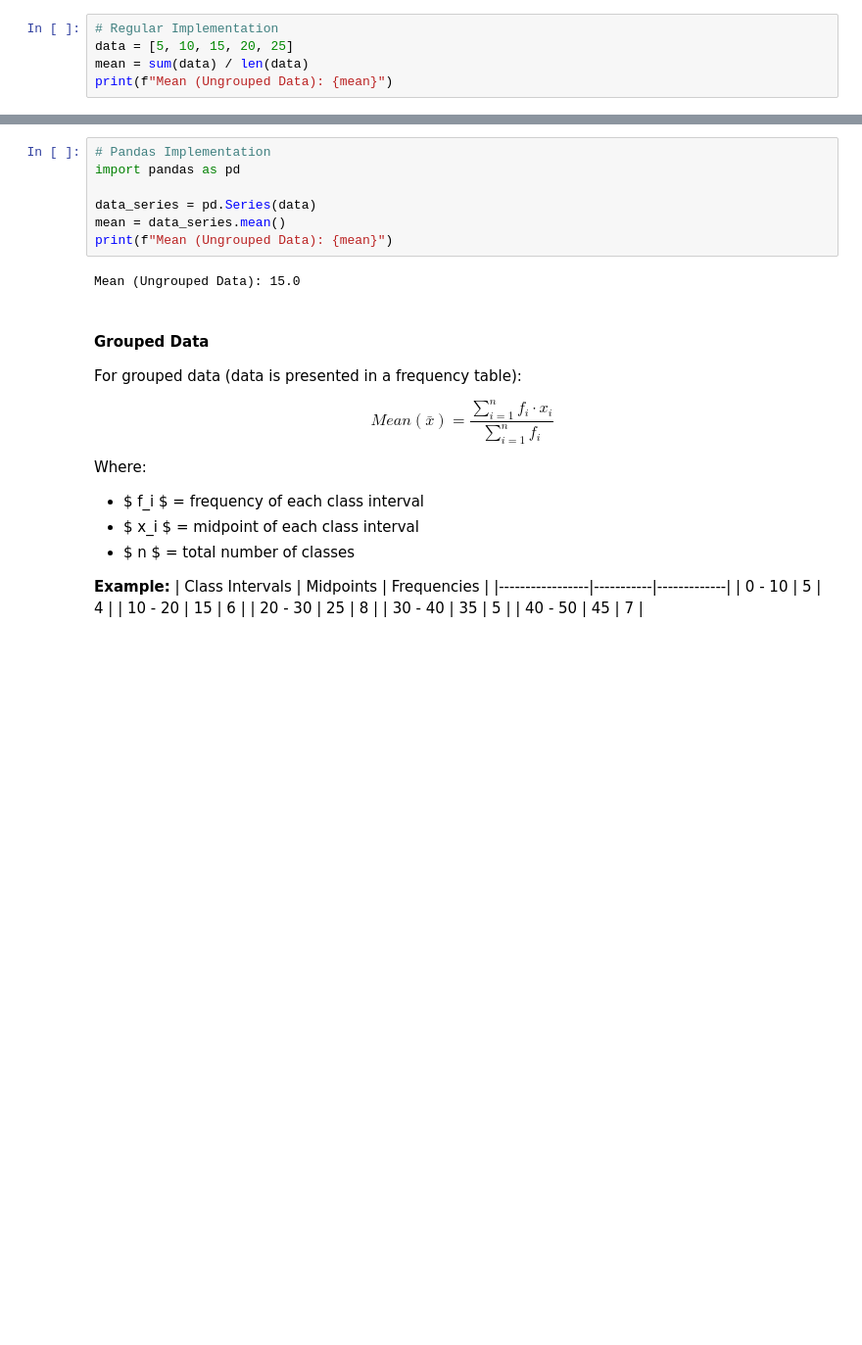
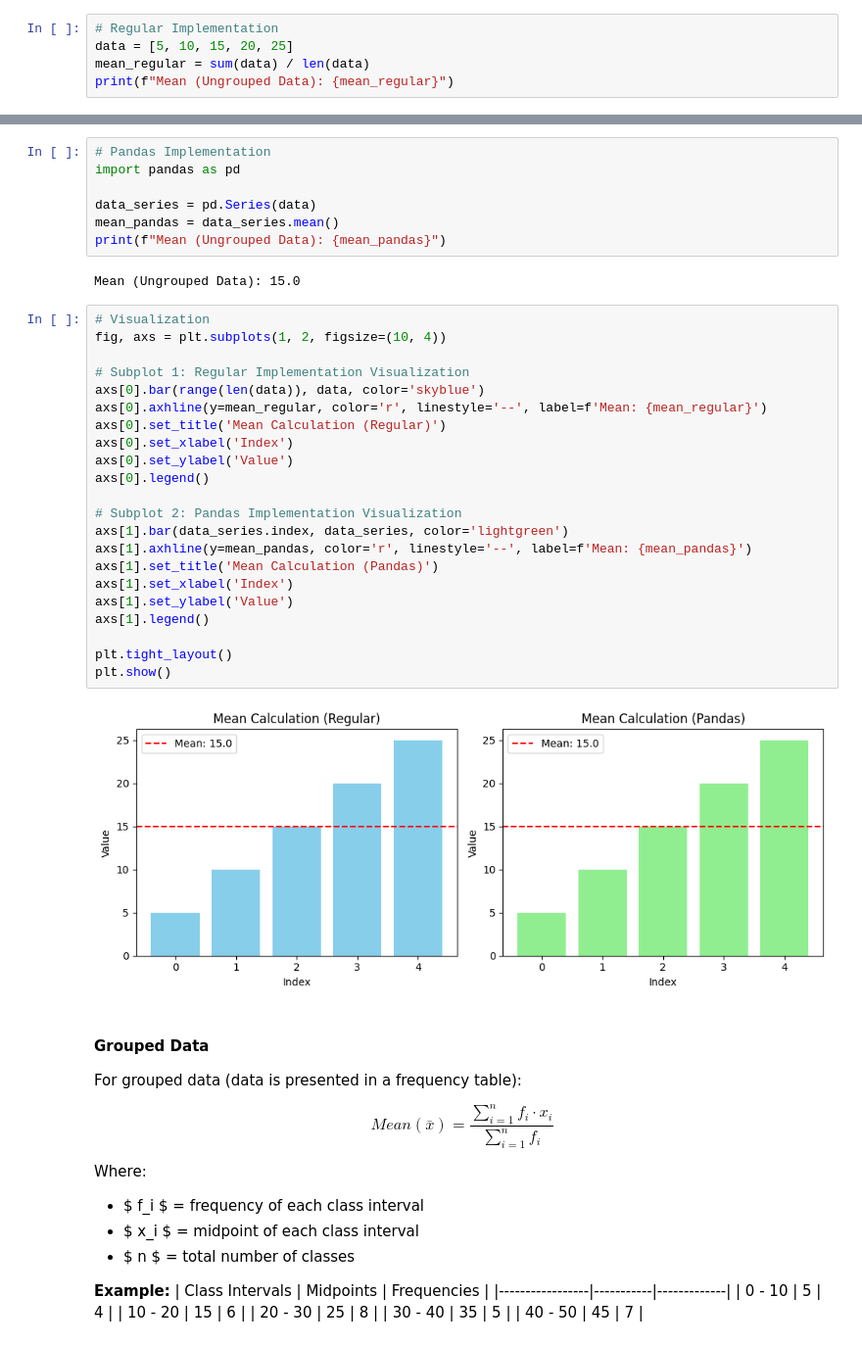
Before and after one commit to imranhasan22/handbook_imran, a Jupyter notebook: ai/Statistics.ipynb, the cells around one changed output, grey strips where cells are left out. Shown: that part at 98% size. Cells and saved outputs as stored; diff of their text form; blank space fills up the shorter version.

Commit message:
mean visualization added

```diff
--- a/ai/Statistics.ipynb
+++ b/ai/Statistics.ipynb
@@ -273,8 +302,8 @@ __Example:__
 # %%
 # Regular Implementation
 data = [5, 10, 15, 20, 25]
-mean = sum(data) / len(data)
-print(f"Mean (Ungrouped Data): {mean}")
+mean_regular = sum(data) / len(data)
+print(f"Mean (Ungrouped Data): {mean_regular}")
 # %% [output]
 Mean (Ungrouped Data): 15.0
 # %%
@@ -282,10 +311,34 @@ Mean (Ungrouped Data): 15.0
 import pandas as pd
 
 data_series = pd.Series(data)
-mean = data_series.mean()
-print(f"Mean (Ungrouped Data): {mean}")
+mean_pandas = data_series.mean()
+print(f"Mean (Ungrouped Data): {mean_pandas}")
 # %% [output]
 Mean (Ungrouped Data): 15.0
+# %%
+# Visualization
+fig, axs = plt.subplots(1, 2, figsize=(10, 4))
+
+# Subplot 1: Regular Implementation Visualization
+axs[0].bar(range(len(data)), data, color='skyblue')
+axs[0].axhline(y=mean_regular, color='r', linestyle='--', label=f'Mean: {mean_regular}')
+axs[0].set_title('Mean Calculation (Regular)')
+axs[0].set_xlabel('Index')
+axs[0].set_ylabel('Value')
+axs[0].legend()
+
+# Subplot 2: Pandas Implementation Visualization
+axs[1].bar(data_series.index, data_series, color='lightgreen')
+axs[1].axhline(y=mean_pandas, color='r', linestyle='--', label=f'Mean: {mean_pandas}')
+axs[1].set_title('Mean Calculation (Pandas)')
+axs[1].set_xlabel('Index')
+axs[1].set_ylabel('Value')
+axs[1].legend()
+
+plt.tight_layout()
+plt.show()
+# %% [output]
+[figure, added]
 # %% [markdown]
 #### Grouped Data
 For grouped data (data is presented in a frequency table):
```
Also changed, not shown: parts of 21 cells of this notebook.
